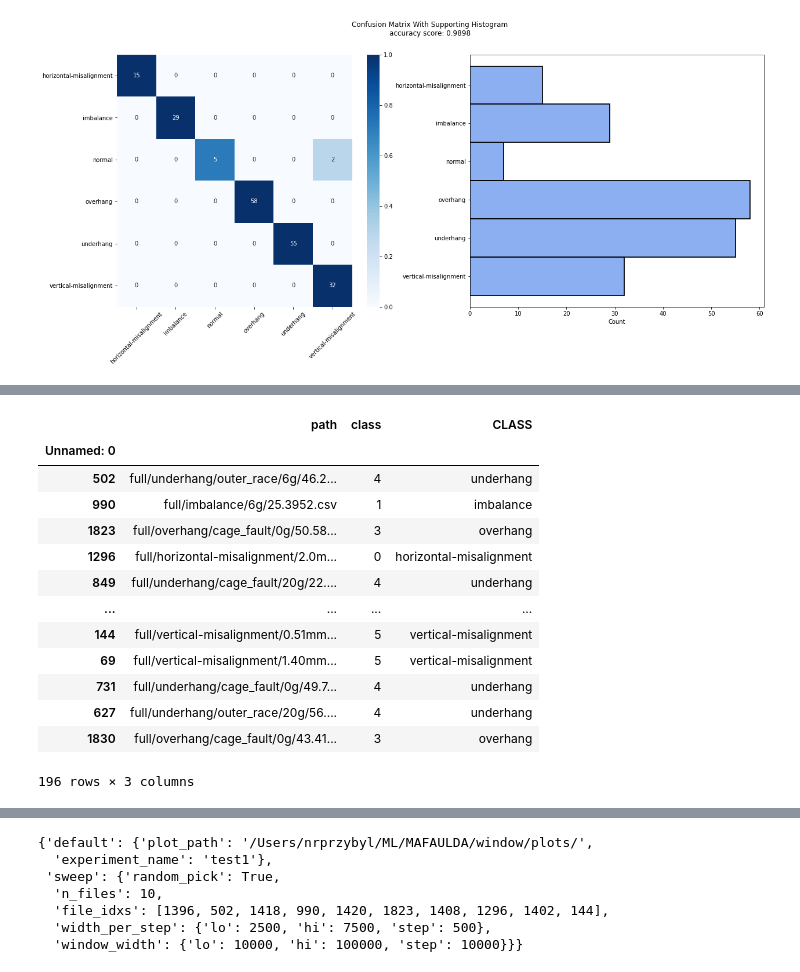
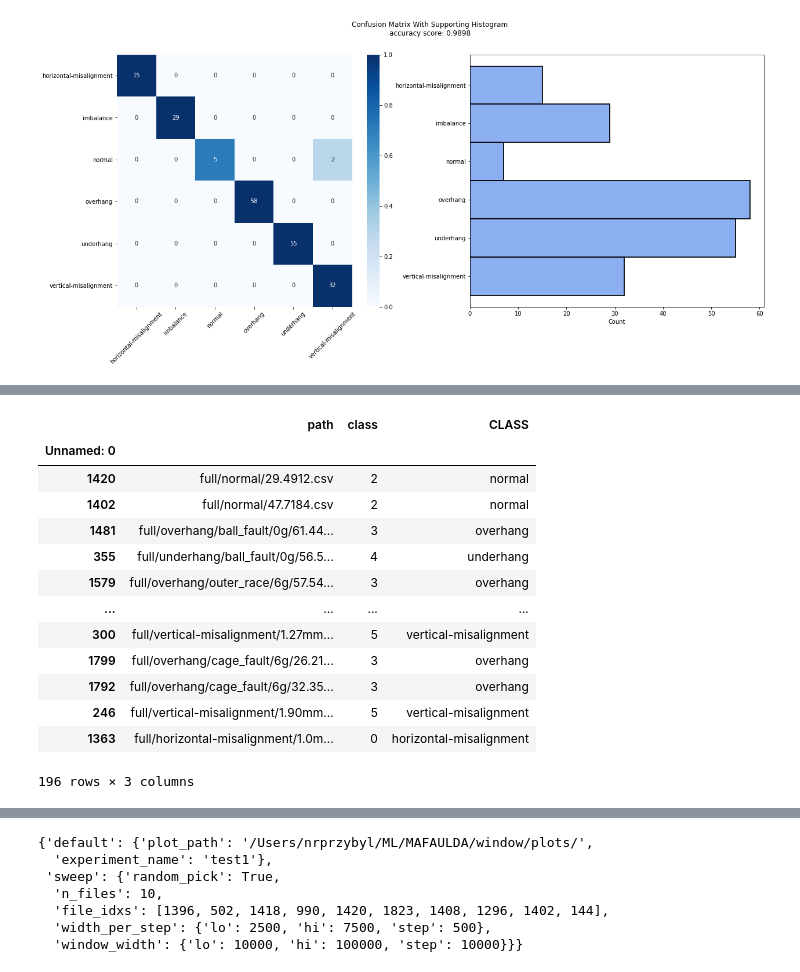
Before and after one commit to nprzybylski/window, a Jupyter notebook: sliding window.ipynb, the cells around one changed output, grey strips where cells are left out. Drawn from its saved outputs; the diff is of its cells as text; code cells hidden in the pictures.

```diff
--- a/sliding window.ipynb
+++ b/sliding window.ipynb
@@ -830,19 +147,17 @@ test_idxs = [1396,502,1418,990,1420,1823,1408,1296,1402,144]
 # %%
-val_files = pd.read_csv('./utils/val_files.csv').set_index('Unnamed: 0')
+val_files = pd.read_csv('./utils/test_files.csv').set_index('Unnamed: 0')
+# %% [output]
+|  | path | class | CLASS |
+| Unnamed: 0 |  |  |  |
+| 1420 | full/normal/29.4912.csv | 2 | normal |
+| 1402 | full/normal/47.7184.csv | 2 | normal |
+| 1481 | full/overhang/ball_fault/0g/61.44... | 3 | overhang |
+| 355 | full/underhang/ball_fault/0g/56.5... | 4 | underhang |
+| 1579 | full/overhang/outer_race/6g/57.54... | 3 | overhang |
+| ... | ... | ... | ... |
+| 300 | full/vertical-misalignment/1.27mm... | 5 | vertical-misalignment |
+| 1799 | full/overhang/cage_fault/6g/26.21... | 3 | overhang |
+| 1792 | full/overhang/cage_fault/6g/32.35... | 3 | overhang |
+| 246 | full/vertical-misalignment/1.90mm... | 5 | vertical-misalignment |
+| 1363 | full/horizontal-misalignment/1.0m... | 0 | horizontal-misalignment |
+196 rows × 3 columns
-# %%
-val_files
-# %% [output]
-|  | path | class | CLASS |
-| Unnamed: 0 |  |  |  |
-| 502 | full/underhang/outer_race/6g/46.2... | 4 | underhang |
-| 990 | full/imbalance/6g/25.3952.csv | 1 | imbalance |
-| 1823 | full/overhang/cage_fault/0g/50.58... | 3 | overhang |
-| 1296 | full/horizontal-misalignment/2.0m... | 0 | horizontal-misalignment |
-| 849 | full/underhang/cage_fault/20g/22.... | 4 | underhang |
-| ... | ... | ... | ... |
-| 144 | full/vertical-misalignment/0.51mm... | 5 | vertical-misalignment |
-| 69 | full/vertical-misalignment/1.40mm... | 5 | vertical-misalignment |
-| 731 | full/underhang/cage_fault/0g/49.7... | 4 | underhang |
-| 627 | full/underhang/outer_race/20g/56.... | 4 | underhang |
-| 1830 | full/overhang/cage_fault/0g/43.41... | 3 | overhang |
-196 rows × 3 columns
```
Also changed, not shown: parts of 75 cells of this notebook, 6 other files.
